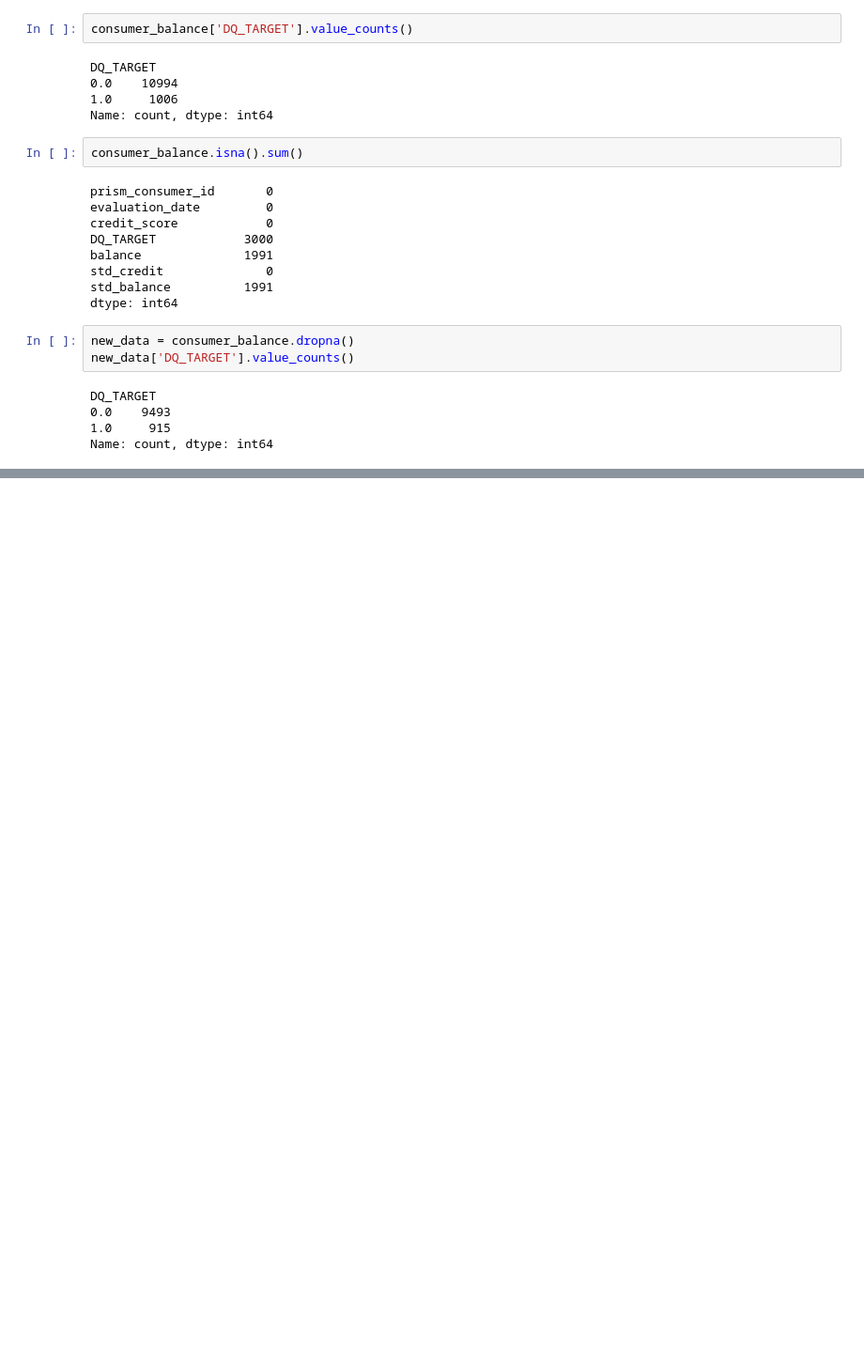
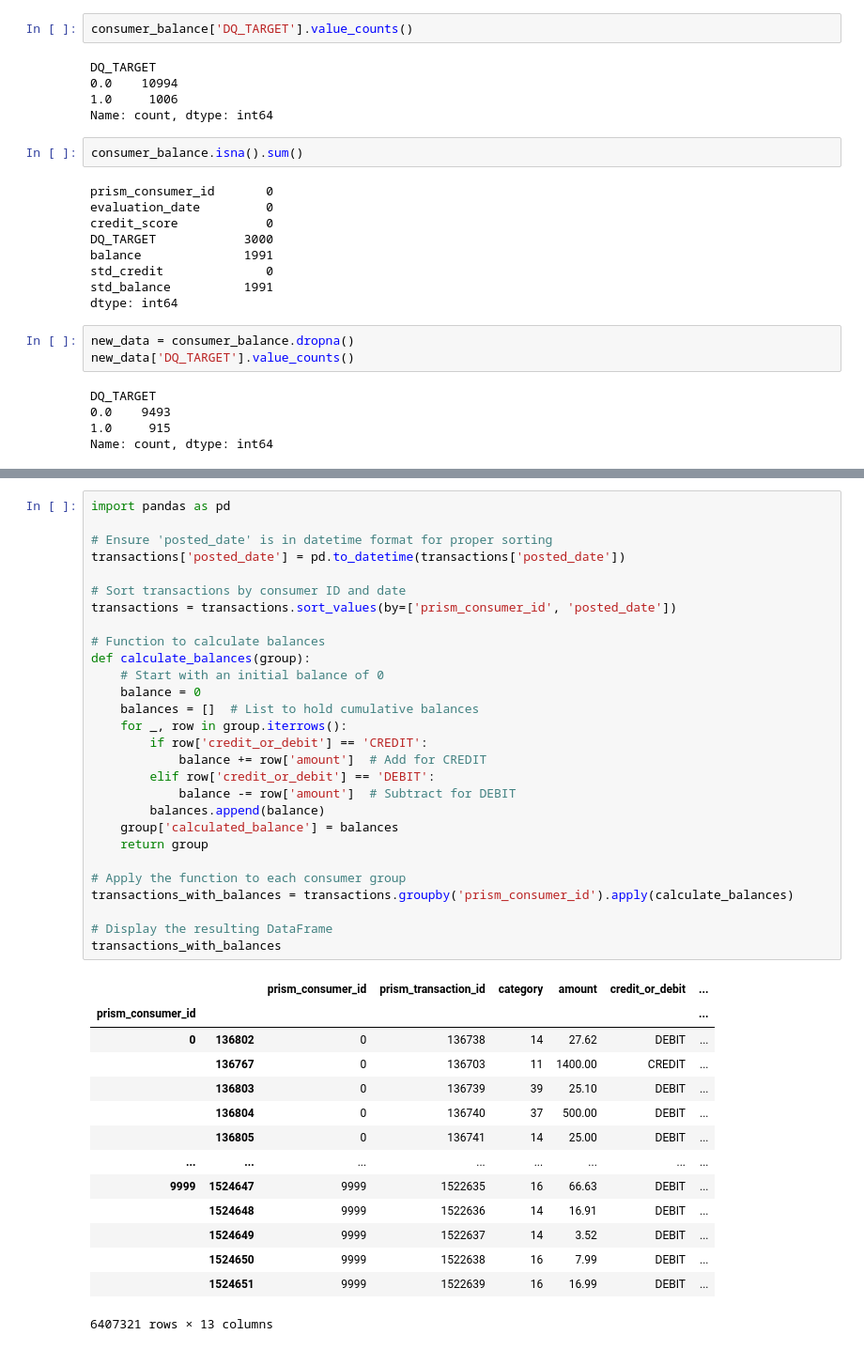
Before and after one commit to hillarychang/dsc180b-capstone-q2, a Jupyter notebook: src/notebooks/hillary_q2.ipynb, the cells around one changed output, grey strips where cells are left out. Shown: that part at 94% size. Saved outputs shown, nothing was run; the diff lists cells and outputs as text; blank space fills up the shorter version.

```diff
--- a/src/notebooks/hillary_q2.ipynb
+++ b/src/notebooks/hillary_q2.ipynb
@@ -554,0 +998,43 @@ Name: count, dtype: int64
+# %%
+import pandas as pd
+
+# Ensure 'posted_date' is in datetime format for proper sorting
+transactions['posted_date'] = pd.to_datetime(transactions['posted_date'])
+
+# Sort transactions by consumer ID and date
+transactions = transactions.sort_values(by=['prism_consumer_id', 'posted_date'])
+
+# Function to calculate balances
+def calculate_balances(group):
+    # Start with an initial balance of 0
+    balance = 0
+    balances = []  # List to hold cumulative balances
+    for _, row in group.iterrows():
+        if row['credit_or_debit'] == 'CREDIT':
+            balance += row['amount']  # Add for CREDIT
+        elif row['credit_or_debit'] == 'DEBIT':
+            balance -= row['amount']  # Subtract for DEBIT
+        balances.append(balance)
+    group['calculated_balance'] = balances
+    return group
+
+# Apply the function to each consumer group
+transactions_with_balances = transactions.groupby('prism_consumer_id').apply(calculate_balances)
+
+# Display the resulting DataFrame
+transactions_with_balances
+# %% [output]
+|  |  | prism_consumer_id | prism_transaction_id | category | amount | credit_or_debit | ... |
+| prism_consumer_id |  |  |  |  |  |  | ... |
+| 0 | 136802 | 0 | 136738 | 14 | 27.62 | DEBIT | ... |
+|  | 136767 | 0 | 136703 | 11 | 1400.00 | CREDIT | ... |
+|  | 136803 | 0 | 136739 | 39 | 25.10 | DEBIT | ... |
+|  | 136804 | 0 | 136740 | 37 | 500.00 | DEBIT | ... |
+|  | 136805 | 0 | 136741 | 14 | 25.00 | DEBIT | ... |
+| ... | ... | ... | ... | ... | ... | ... | ... |
+| 9999 | 1524647 | 9999 | 1522635 | 16 | 66.63 | DEBIT | ... |
+|  | 1524648 | 9999 | 1522636 | 14 | 16.91 | DEBIT | ... |
+|  | 1524649 | 9999 | 1522637 | 14 | 3.52 | DEBIT | ... |
+|  | 1524650 | 9999 | 1522638 | 16 | 7.99 | DEBIT | ... |
+|  | 1524651 | 9999 | 1522639 | 16 | 16.99 | DEBIT | ... |
+6407321 rows × 13 columns
```
Also changed, not shown: parts of 29 cells of this notebook.
